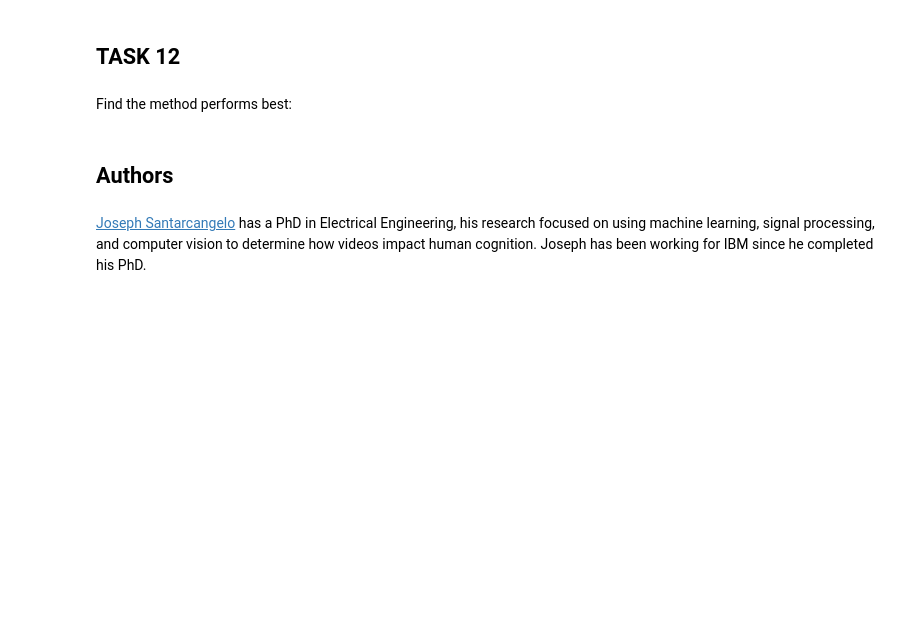
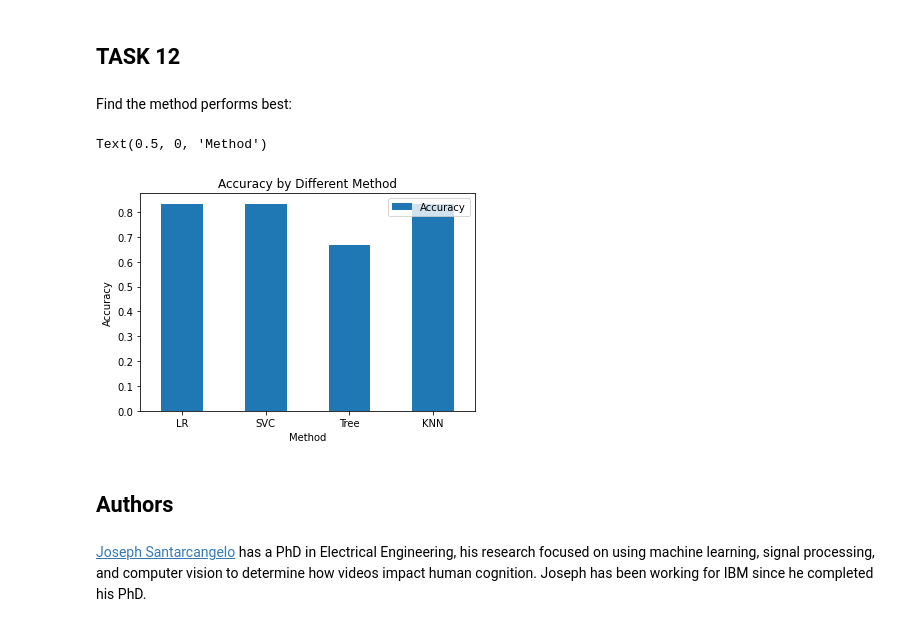
Before and after one commit to joycehhhhhh/hello-world, a Jupyter notebook: ML.ipynb, the cells around one changed output. Saved outputs shown, nothing was run; the diff lists cells and outputs as text; code cells hidden in the pictures; blank space fills up the shorter version.

```diff
--- a/ML.ipynb
+++ b/ML.ipynb
@@ -175,8 +175,13 @@ accuracy : 0.8464285714285713
 # %% [markdown]
 Calculate the accuracy on the test data using the method <code>score</code>:
 # %%
+method=[]
+accu=[]
+
 scores=logreg_cv.score(X_test, Y_test)
 print(scores)
+method.append('LR')
+accu.append(scores)
 # %% [output]
 0.8333333333333334
 # %% [markdown]
@@ -216,6 +221,8 @@ Calculate the accuracy on the test data using the method <code>score</code>:
 # %%
 scores=svm_cv.score(X_test, Y_test)
 print(scores)
+method.append('SVC')
+accu.append(scores)
 # %% [output]
 0.8333333333333334
 # %% [markdown]
@@ -258,4 +265,6 @@ Calculate the accuracy of tree_cv on the test data using the method <code>score<
 # %%
 scores=tree_cv.score(X_test, Y_test)
 print(scores)
+method.append('Tree')
+accu.append(scores)
 # %% [output]
@@ -296,6 +305,8 @@ Calculate the accuracy of tree_cv on the test data using the method <code>score<
 # %%
 scores=knn_cv.score(X_test, Y_test)
 print(scores)
+method.append('KNN')
+accu.append(scores)
 # %% [output]
 0.8333333333333334
 # %% [markdown]
@@ -309,6 +320,16 @@ plot_confusion_matrix(Y_test,yhat)
 ## TASK  12
 # %% [markdown]
 Find the method performs best:
+# %%
+index=method
+df=pd.DataFrame({'Method':method,'Accuracy':accu},index=index)
+df.plot.bar(rot=0)
+plt.title('Accuracy by Different Method')
+plt.ylabel('Accuracy')
+plt.xlabel('Method')
+# %% [output]
+Text(0.5, 0, 'Method')
+[figure, added]
 # %% [markdown]
 ## Authors
 # %% [markdown]
```
Also changed, not shown: parts of 3 cells of this notebook.
